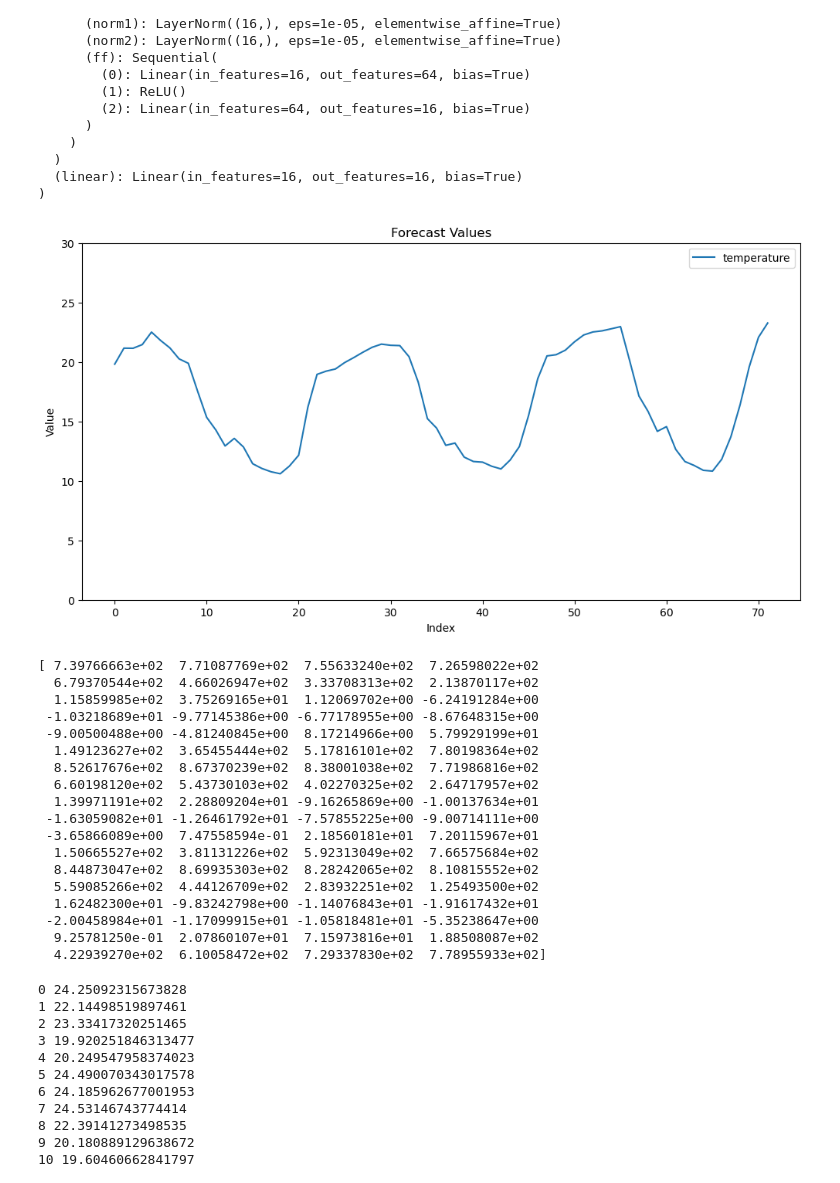
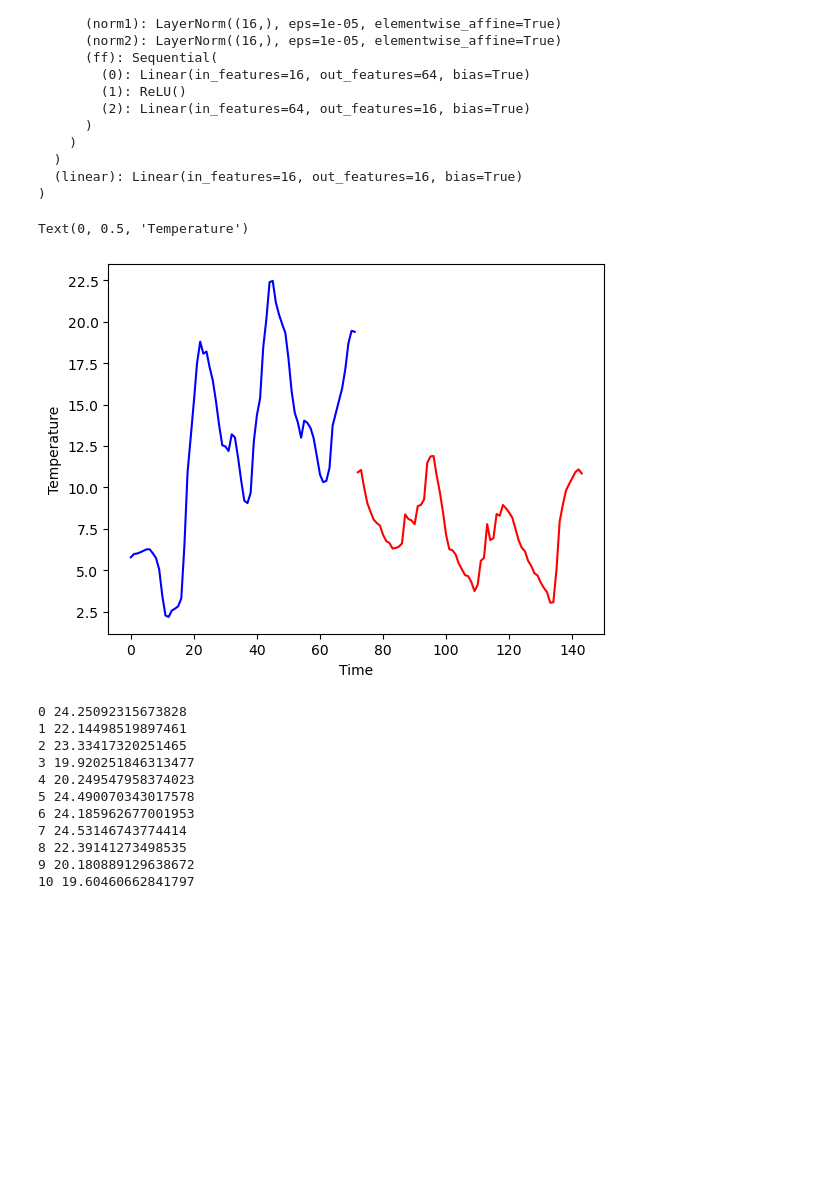
Before and after one commit to julianx4/weatherNN, a Jupyter notebook: Weather Transformer.ipynb, the cells around one changed output. Drawn from its saved outputs; the diff is of its cells as text; code cells hidden in the pictures; blank space fills up the shorter version.

```diff
--- a/Weather Transformer.ipynb
+++ b/Weather Transformer.ipynb
@@ -33,8 +33,8 @@ def convert_to_hour_cossin(timestamp):
     date = datetime.datetime.fromtimestamp(timestamp)
     dt_local = date.astimezone(tz)
     hour = dt_local.hour
-    sin_hour = np.sin(2*np.pi*hour/23).astype(np.float32)
-    cos_hour = np.cos(2*np.pi*hour/23).astype(np.float32)
+    sin_hour = np.sin(2*np.pi*hour/24).astype(np.float32)
+    cos_hour = np.cos(2*np.pi*hour/24).astype(np.float32)
     return sin_hour, cos_hour
 
 
@@ -97,6 +97,4 @@ def group_column(file, north, east, south, west):
             )
         except KeyError:
             pass
-
-imported_data_raw = list(group_column(file1, north, east, south, west))
 # %%
@@ -251,4 +259,4 @@ val_loader = DataLoader(val_data, batch_size=batch_size, shuffle=False)
 # %%
 model = Predictor(k, heads, depth, seq_length, num_features, max_seq_len=80).to(device)
 # %%
-#model.load_state_dict(torch.load('weather_pfullingen.pth'))
+model.load_state_dict(torch.load('weather_pfullingen.pth'))
@@ -315,6 +316,16 @@ tensor([13.6949, 14.6224, 15.4818, 15.9028, 16.4778, 15.4732, 14.8828, 14.4209,
+# %%
+file1_forecast = "test_before_coldfront_sorted.csv"
+north_forecast = 'data_north_p_test_latest_before_coldfront.csv'
+east_forecast = 'data_east_p_test_latest_before_coldfront.csv'
+south_forecast = 'data_south_p_test_latest_before_coldfront.csv'
+west_forecast = 'data_west_p_test_latest_before_coldfront.csv'
 # %%
 model.eval()
-output = model(test_data)
+imported_data_raw = list(group_column(file1_forecast, north_forecast, east_forecast, south_forecast, west_forecast))
+imported_data = torch.tensor(imported_data_raw, device=device)
+eval_data = imported_data[-seq_length:]
+eval_data = eval_data.view(1,seq_length,num_features)
+output = model(eval_data)
 model.train()
 # %% [output]
 Predictor(
@@ -350,44 +369,24 @@ rain = rain.cpu().detach().numpy()
 # %%
+input_temperature = eval_data.view(72,16)[:,0]*35+20
+temperature = output[0, :, 0]*35+20
+forecast_temperature = temperature.cpu().detach().numpy()
+input_temperature = input_temperature.cpu().detach().numpy()
+
 import matplotlib.pyplot as plt
+# Generate x-axis values for the plots
+x_input = range(len(input_temperature))
+x_forecast = range(len(input_temperature), len(input_temperature) + len(forecast_temperature))
 
+# Plot input_temperature in blue
+plt.plot(x_input, input_temperature, color='blue', label='Input Temperature')
 
+# Plot forecast_temperature in red
+plt.plot(x_forecast, forecast_temperature, color='red', label='Forecast Temperature')
 
-plt.figure(figsize=(12, 6))
-
-# Plotting the values
-plt.plot(temperature, label='temperature')
-#plt.plot(rain, label='rain')
-#plt.plot(sol_max, label='sol_max')
-#plt.plot(sol_mean, label='sol_mean')
-#plt.plot(wind, label='wind')
-
-plt.title('Forecast Values')
-plt.xlabel('Index')
-plt.ylabel('Value')
-plt.ylim([0, 30])
-plt.legend()
-
-plt.show()
-
-print(sol_max)
+# Set labels and title
+plt.xlabel('Time')
+plt.ylabel('Temperature')
 # %% [output]
+Text(0, 0.5, 'Temperature')
-[figure, old version]
+[figure, new version]
-[ 7.39766663e+02  7.71087769e+02  7.55633240e+02  7.26598022e+02
-  6.79370544e+02  4.66026947e+02  3.33708313e+02  2.13870117e+02
-  1.15859985e+02  3.75269165e+01  1.12069702e+00 -6.24191284e+00
- -1.03218689e+01 -9.77145386e+00 -6.77178955e+00 -8.67648315e+00
- -9.00500488e+00 -4.81240845e+00  8.17214966e+00  5.79929199e+01
-  1.49123627e+02  3.65455444e+02  5.17816101e+02  7.80198364e+02
-  8.52617676e+02  8.67370239e+02  8.38001038e+02  7.71986816e+02
-  6.60198120e+02  5.43730103e+02  4.02270325e+02  2.64717957e+02
-  1.39971191e+02  2.28809204e+01 -9.16265869e+00 -1.00137634e+01
- -1.63059082e+01 -1.26461792e+01 -7.57855225e+00 -9.00714111e+00
- -3.65866089e+00  7.47558594e-01  2.18560181e+01  7.20115967e+01
-  1.50665527e+02  3.81131226e+02  5.92313049e+02  7.66575684e+02
-  8.44873047e+02  8.69935303e+02  8.28242065e+02  8.10815552e+02
-  5.59085266e+02  4.44126709e+02  2.83932251e+02  1.25493500e+02
-  1.62482300e+01 -9.83242798e+00 -1.14076843e+01 -1.91617432e+01
- -2.00458984e+01 -1.17099915e+01 -1.05818481e+01 -5.35238647e+00
-  9.25781250e-01  2.07860107e+01  7.15973816e+01  1.88508087e+02
-  4.22939270e+02  6.10058472e+02  7.29337830e+02  7.78955933e+02]
 # %%
```
Also changed, not shown: parts of 8 cells of this notebook, 20 other files.
